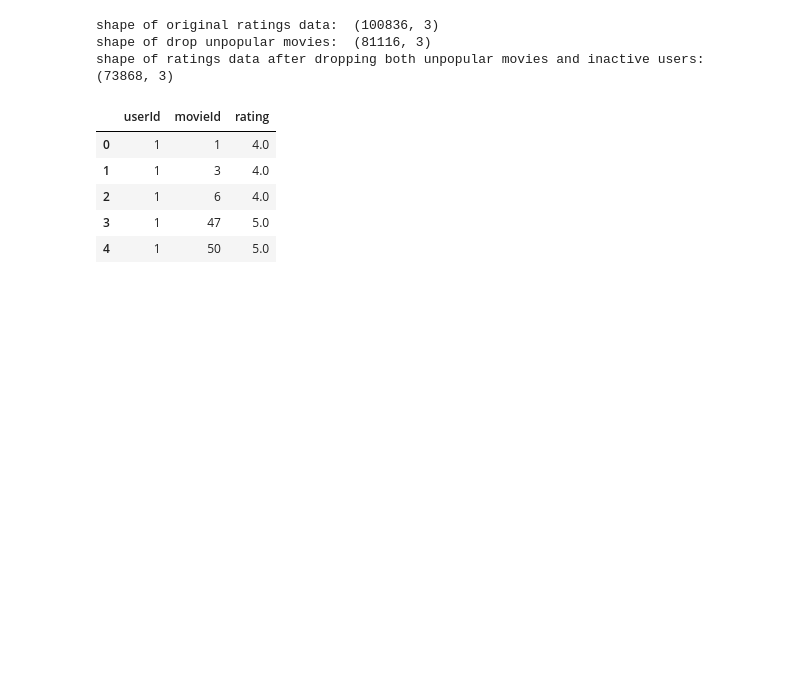
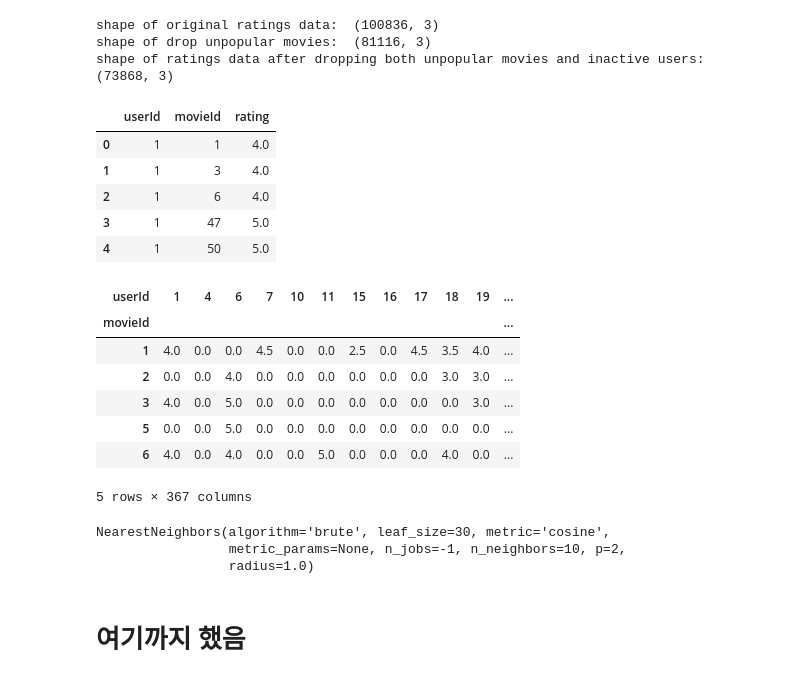
Before and after one commit to donghae0414/BigData_2020-2-, a Jupyter notebook: 20141095_knn.ipynb, the cells around one changed output. Drawn from its saved outputs; the diff is of its cells as text; code cells hidden in the pictures; blank space fills up the shorter version.

```diff
--- a/20141095_knn.ipynb
+++ b/20141095_knn.ipynb
@@ -289,3 +289,16 @@ shape of ratings data after dropping both unpopular movies and inactive users:
 | 2 | 1 | 6 | 4.0 |
 | 3 | 1 | 47 | 5.0 |
 | 4 | 1 | 50 | 5.0 |
+# %%
+# pivot and create movie-user matrix
+movie_user_mat = df_ratings_drop_users.pivot(index='movieId', columns='userId', values='rating').fillna(0)
+movie_user_mat.head()
+# %% [output]
+| userId | 1 | 4 | 6 | 7 | 10 | 11 | 15 | 16 | 17 | 18 | 19 | ... |
+| movieId |  |  |  |  |  |  |  |  |  |  |  | ... |
+| 1 | 4.0 | 0.0 | 0.0 | 4.5 | 0.0 | 0.0 | 2.5 | 0.0 | 4.5 | 3.5 | 4.0 | ... |
+| 2 | 0.0 | 0.0 | 4.0 | 0.0 | 0.0 | 0.0 | 0.0 | 0.0 | 0.0 | 3.0 | 3.0 | ... |
+| 3 | 4.0 | 0.0 | 5.0 | 0.0 | 0.0 | 0.0 | 0.0 | 0.0 | 0.0 | 0.0 | 3.0 | ... |
+| 5 | 0.0 | 0.0 | 5.0 | 0.0 | 0.0 | 0.0 | 0.0 | 0.0 | 0.0 | 0.0 | 0.0 | ... |
+| 6 | 4.0 | 0.0 | 4.0 | 0.0 | 0.0 | 5.0 | 0.0 | 0.0 | 0.0 | 4.0 | 0.0 | ... |
+5 rows × 367 columns
@@ -291,0 +313,10 @@ shape of ratings data after dropping both unpopular movies and inactive users:
+# %%
+#n_jobs = cpu사용갯수, -1시 최대
+model_knn = NearestNeighbors(metric='cosine', algorithm='brute', n_neighbors=10, n_jobs=-1)
+model_knn.fit(movie_user_mat_sparse)
+# %% [output]
+NearestNeighbors(algorithm='brute', leaf_size=30, metric='cosine',
+                 metric_params=None, n_jobs=-1, n_neighbors=10, p=2,
+                 radius=1.0)
+# %% [markdown]
+# 여기까지 했음
```
Also changed, not shown: parts of 3 cells of this notebook.
